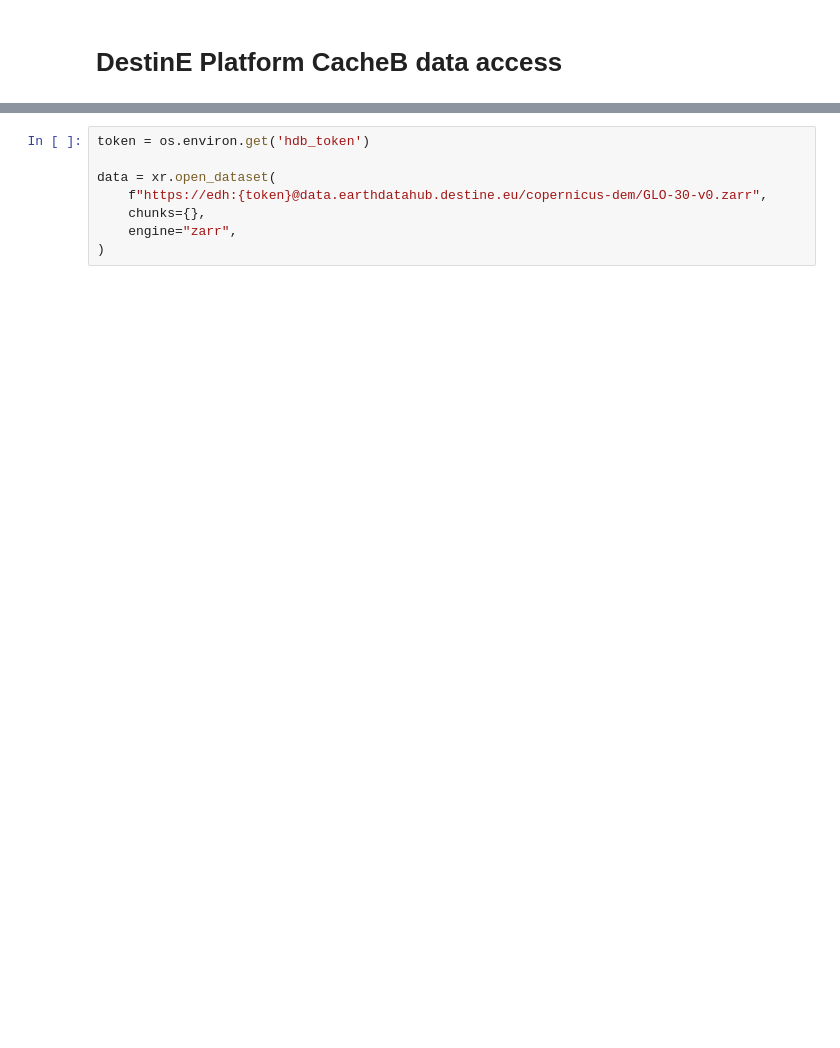
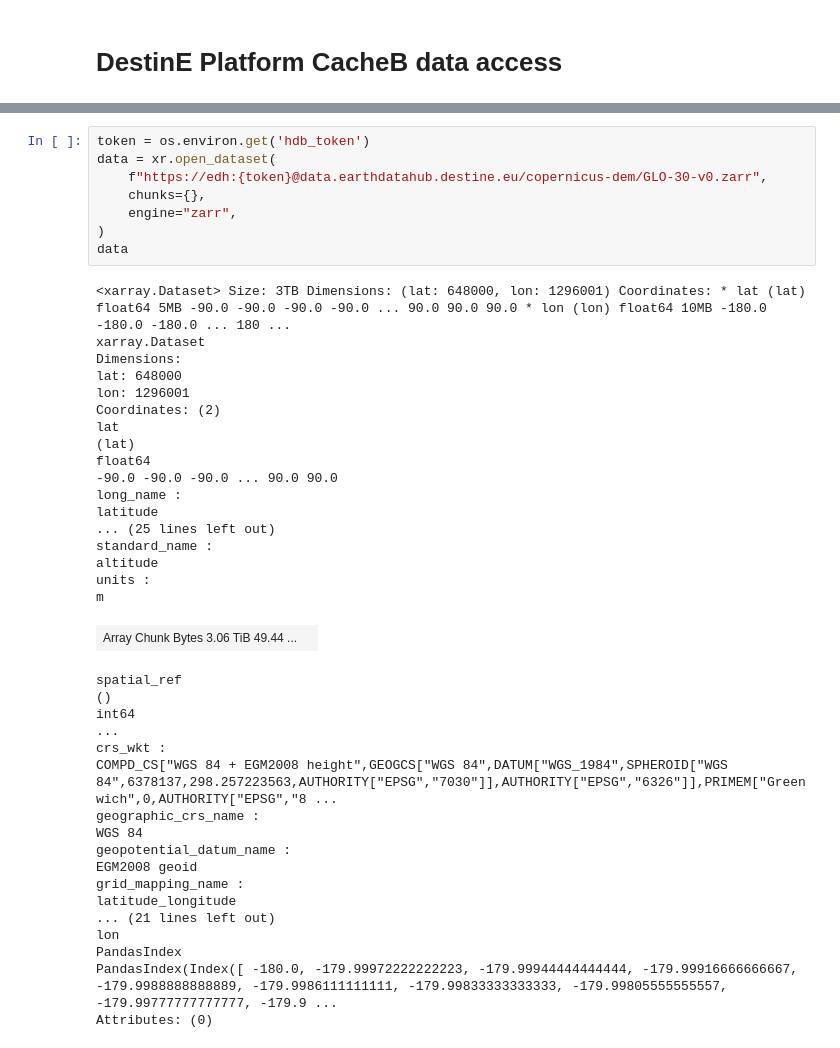
Before and after one commit to sebastien-tetaud/destine-godot-mvp, a Jupyter notebook: notebook.ipynb, the cells around one changed output, grey strips where cells are left out. Saved outputs shown, nothing was run; the diff lists cells and outputs as text; blank space fills up the shorter version.

```diff
--- a/notebook.ipynb
+++ b/notebook.ipynb
@@ -12,9 +10,45 @@ ModuleNotFoundError: No module named 'xarray'
 # %%
 token = os.environ.get('hdb_token')
-
 data = xr.open_dataset(
     f"https://edh:{token}@data.earthdatahub.destine.eu/copernicus-dem/GLO-30-v0.zarr",
     chunks={},
     engine="zarr",
 )
+data
+# %% [output]
+<xarray.Dataset> Size: 3TB Dimensions: (lat: 648000, lon: 1296001) Coordinates: * lat (lat) float64 5MB -90.0 -90.0 -90.0 -90.0 ... 90.0 90.0 90.0 * lon (lon) float64 10MB -180.0 -180.0 -180.0 ... 180 ...
+xarray.Dataset
+Dimensions:
+lat: 648000
+lon: 1296001
+Coordinates: (2)
+lat
+(lat)
+float64
+-90.0 -90.0 -90.0 ... 90.0 90.0
+long_name :
+latitude
+... (25 lines left out)
+standard_name :
+altitude
+units :
+m
+| Array Chunk Bytes 3.06 TiB 49.44 ... |  |
+spatial_ref
+()
+int64
+...
+crs_wkt :
+COMPD_CS["WGS 84 + EGM2008 height",GEOGCS["WGS 84",DATUM["WGS_1984",SPHEROID["WGS 84",6378137,298.257223563,AUTHORITY["EPSG","7030"]],AUTHORITY["EPSG","6326"]],PRIMEM["Greenwich",0,AUTHORITY["EPSG","8 ...
+geographic_crs_name :
+WGS 84
+geopotential_datum_name :
+EGM2008 geoid
+grid_mapping_name :
+latitude_longitude
+... (21 lines left out)
+lon
+PandasIndex
+PandasIndex(Index([ -180.0, -179.99972222222223, -179.99944444444444, -179.99916666666667, -179.9988888888889, -179.9986111111111, -179.99833333333333, -179.99805555555557, -179.99777777777777, -179.9 ...
+Attributes: (0)
 # %%
```
Also changed, not shown: parts of 10 cells of this notebook.
